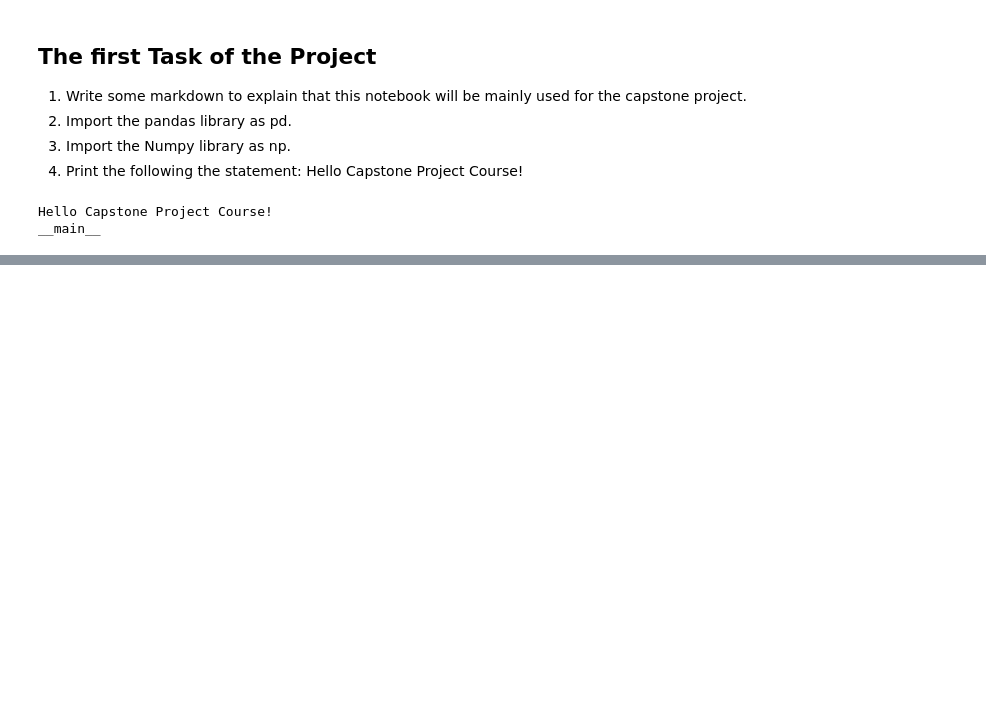
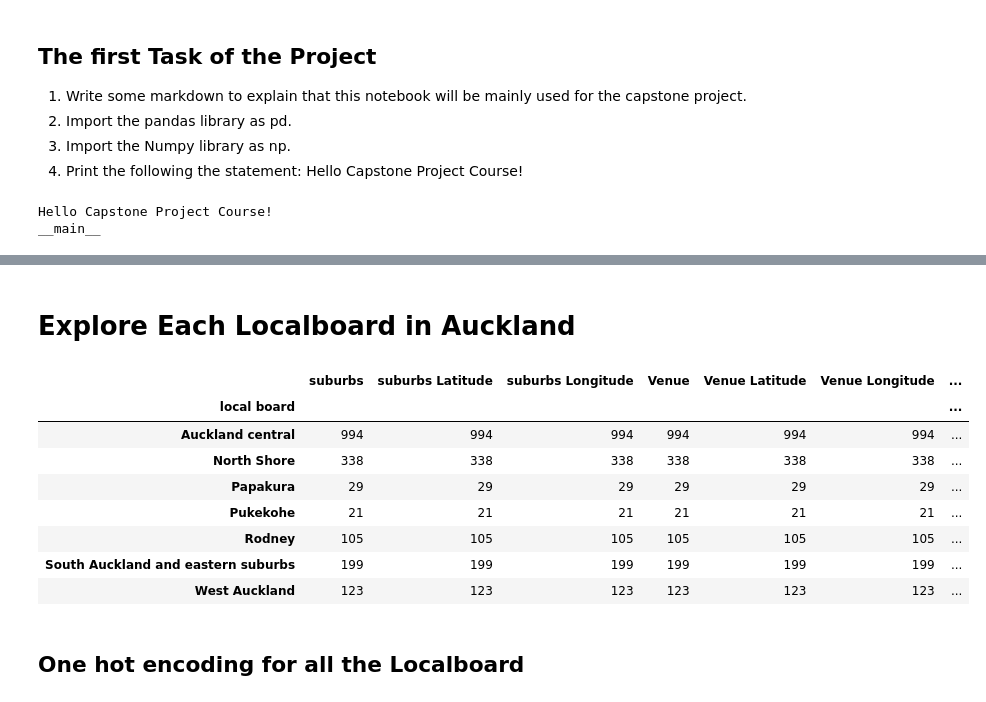
Before and after one commit to Clarkedlee/Coursera_Capstone, a Jupyter notebook: The Data Science Captone project.ipynb, the cells around one changed output, grey strips where cells are left out. Drawn from its saved outputs; the diff is of its cells as text; code cells hidden in the pictures; blank space fills up the shorter version.

```diff
--- a/The Data Science Captone project.ipynb
+++ b/The Data Science Captone project.ipynb
@@ -151,0 +572,9 @@ url_2 = "https://en.wikipedia.org/wiki/List_of_suburbs_of_Auckland  # List of Su
+# %%
+#Add the column Localboard into the auck_venues_df table
+temp_df3 = pd.merge(auck_venues_df,big_auckland_df[['suburbs', 'local board']], on=["suburbs","suburbs"])
+print(temp_df3.groupby(['local board']).count())
+tmep_df3 = temp_df3.sort_values(by = "local board")
+sorted_auck_venues = tmep_df3.reset_index(drop=True)
+print('There are {} row in the dataframe.'.format(len(sorted_auck_venues)))
+
+sorted_auck_venues.head()
@@ -151,0 +607,9 @@ url_2 = "https://en.wikipedia.org/wiki/List_of_suburbs_of_Auckland  # List of Su
+# %%
+#find duplication
+df = sorted_auck_venues[sorted_auck_venues.duplicated(subset = ['Venue'],keep=False)].sort_values(by = 'Venue')
+print("There are {} Duplication" .format(df.shape[0]))
+#purify the dataset
+
+auck_venue_df_pured = sorted_auck_venues.drop_duplicates(subset = ["Venue"])
+print("There are {} venues after house cleaning" .format(auck_venue_df_pured.shape[0]))
+auck_venue_df_pured.head()
@@ -151,0 +744,18 @@ url_2 = "https://en.wikipedia.org/wiki/List_of_suburbs_of_Auckland  # List of Su
+# %% [markdown]
+<a id = 'ref5'></a>
+
+# Explore Each Localboard in Auckland
+# %%
+auck_venue_df_pured.groupby('local board').count()
+# %% [output]
+|  | suburbs | suburbs Latitude | suburbs Longitude | Venue | Venue Latitude | Venue Longitude | ... |
+| local board |  |  |  |  |  |  | ... |
+| Auckland central | 994 | 994 | 994 | 994 | 994 | 994 | ... |
+| North Shore | 338 | 338 | 338 | 338 | 338 | 338 | ... |
+| Papakura | 29 | 29 | 29 | 29 | 29 | 29 | ... |
+| Pukekohe | 21 | 21 | 21 | 21 | 21 | 21 | ... |
+| Rodney | 105 | 105 | 105 | 105 | 105 | 105 | ... |
+| South Auckland and eastern suburbs | 199 | 199 | 199 | 199 | 199 | 199 | ... |
+| West Auckland | 123 | 123 | 123 | 123 | 123 | 123 | ... |
+# %% [markdown]
+## One hot encoding for all the Localboard
```
Also changed, not shown: parts of 66 cells of this notebook.
